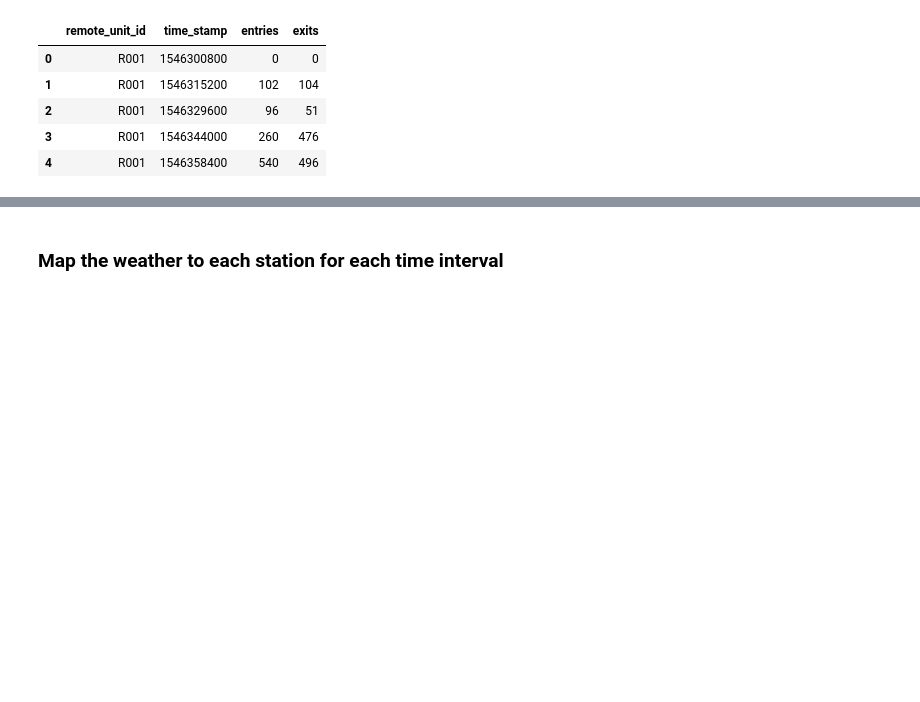
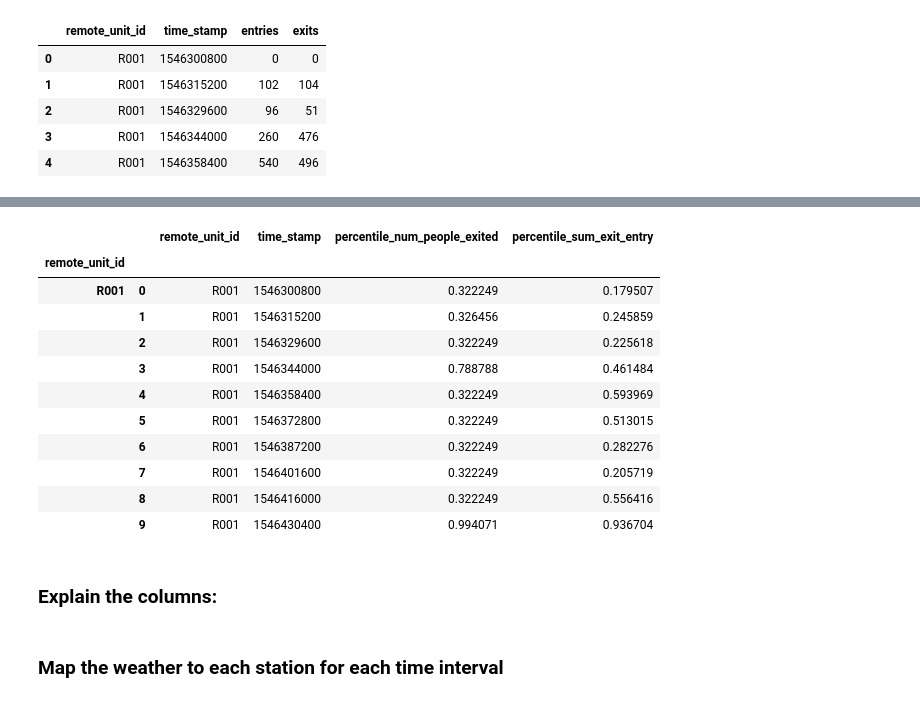
Before and after one commit to Fei117117/NYSeeNow, a Jupyter notebook: NYSeeNow-ML/SubwayData/ml_subway.ipynb, the cells around one changed output, grey strips where cells are left out. Drawn from its saved outputs; the diff is of its cells as text; code cells hidden in the pictures; blank space fills up the shorter version.

```diff
--- a/NYSeeNow-ML/SubwayData/ml_subway.ipynb
+++ b/NYSeeNow-ML/SubwayData/ml_subway.ipynb
@@ -65,3 +121,21 @@ grouped_turnstile_data.head(20)
+# %%
+df_busyness=grouped_turnstile_data[['remote_unit_id', 'time_stamp', 'percentile_num_people_exited','percentile_sum_exit_entry']].copy()
+df_busyness.head(10)
+# %% [output]
+|  |  | remote_unit_id | time_stamp | percentile_num_people_exited | percentile_sum_exit_entry |
+| remote_unit_id |  |  |  |  |  |
+| R001 | 0 | R001 | 1546300800 | 0.322249 | 0.179507 |
+|  | 1 | R001 | 1546315200 | 0.326456 | 0.245859 |
+|  | 2 | R001 | 1546329600 | 0.322249 | 0.225618 |
+|  | 3 | R001 | 1546344000 | 0.788788 | 0.461484 |
+|  | 4 | R001 | 1546358400 | 0.322249 | 0.593969 |
+|  | 5 | R001 | 1546372800 | 0.322249 | 0.513015 |
+|  | 6 | R001 | 1546387200 | 0.322249 | 0.282276 |
+|  | 7 | R001 | 1546401600 | 0.322249 | 0.205719 |
+|  | 8 | R001 | 1546416000 | 0.322249 | 0.556416 |
+|  | 9 | R001 | 1546430400 | 0.994071 | 0.936704 |
+# %% [markdown]
+### Explain the columns:
 # %% [markdown]
 ### Map the weather to each station for each time interval
 # %%
```
Also changed, not shown: parts of 5 cells of this notebook.
